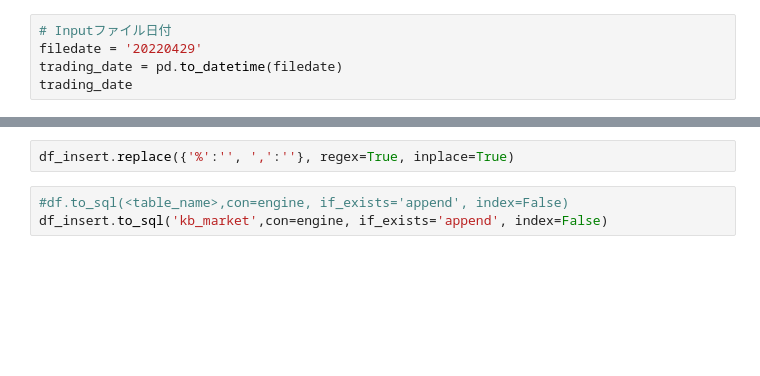
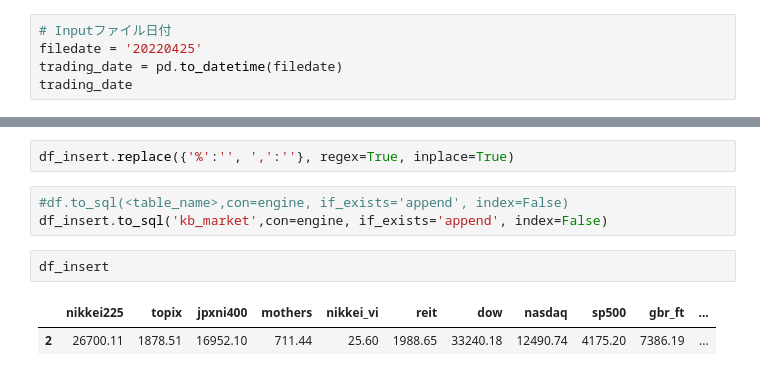
Before and after one commit to ricewoods/stock_python, a Jupyter notebook: Stock_03_Insert_kb_market_before0427.ipynb, the cells around one changed output, grey strips where cells are left out. Saved outputs shown, nothing was run; the diff lists cells and outputs as text; blank space fills up the shorter version.

```diff
--- a/Stock_03_Insert_kb_market_before0427.ipynb
+++ b/Stock_03_Insert_kb_market_before0427.ipynb
@@ -4,7 +4,7 @@ import sqlalchemy as sa
 import pymysql
 # %%
 # Inputファイル日付
-filedate = '20220429'
+filedate = '20220425'
 trading_date = pd.to_datetime(filedate)
 trading_date
 # %% [output]
@@ -39,3 +39,8 @@ df_insert.replace({'%':'', ',':''}, regex=True, inplace=True)
 # %%
 #df.to_sql(<table_name>,con=engine, if_exists='append', index=False)
 df_insert.to_sql('kb_market',con=engine, if_exists='append', index=False)
+# %%
+df_insert
+# %% [output]
+|  | nikkei225 | topix | jpxni400 | mothers | nikkei_vi | reit | dow | nasdaq | sp500 | gbr_ft | ... |
+| 2 | 26700.11 | 1878.51 | 16952.10 | 711.44 | 25.60 | 1988.65 | 33240.18 | 12490.74 | 4175.20 | 7386.19 | ... |
```
Also changed, not shown: parts of 2 cells of this notebook, 24 other files.
